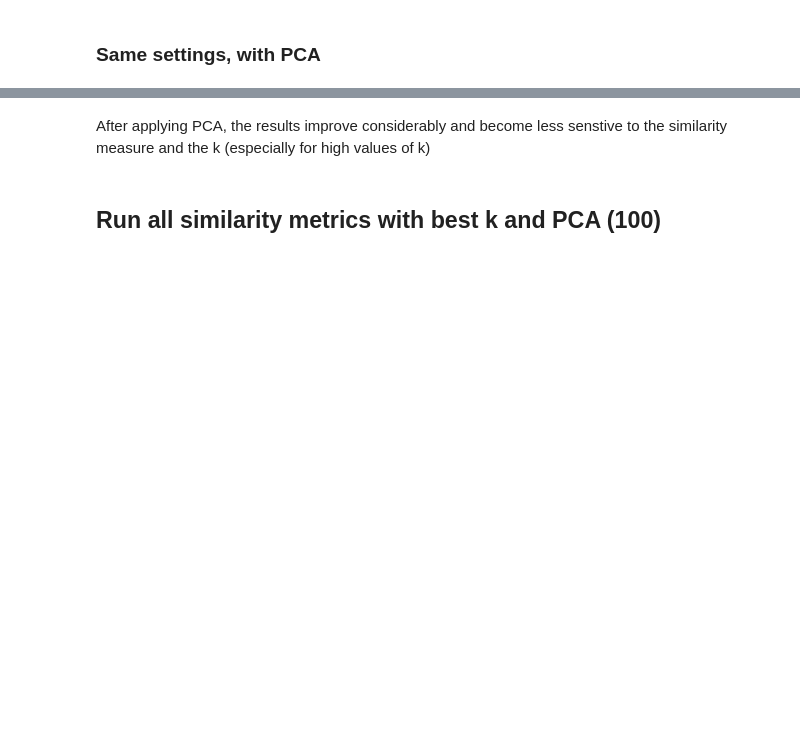
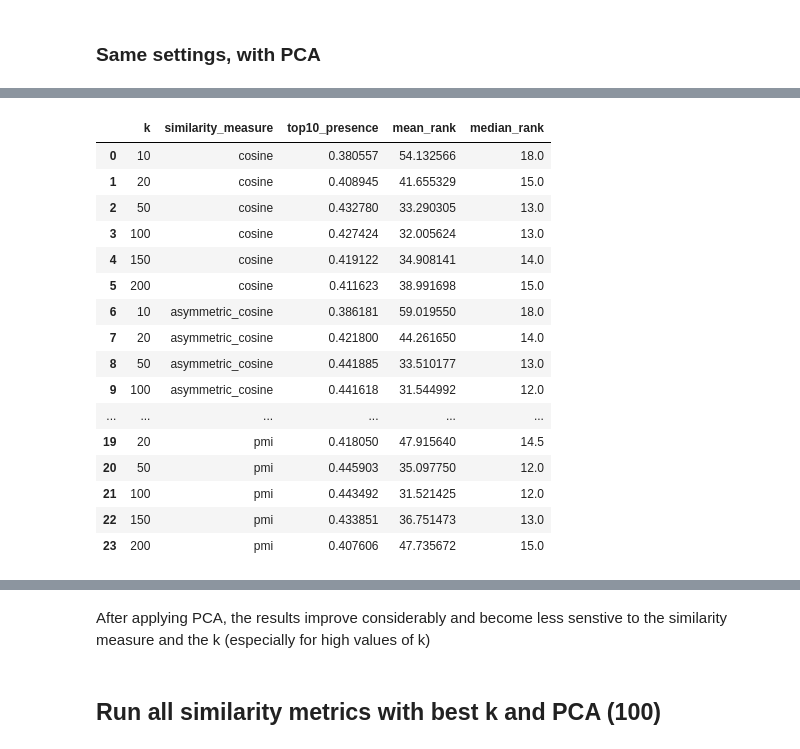
Before and after one commit to Slowika/Bag-of-Recipes, a Jupyter notebook: recommendations.ipynb, the cells around one changed output, grey strips where cells are left out. Drawn from its saved outputs; the diff is of its cells as text; code cells hidden in the pictures; blank space fills up the shorter version.

```diff
--- a/recommendations.ipynb
+++ b/recommendations.ipynb
@@ -182 +172,22 @@ results_PCA.to_csv('results/parameter_settings_train_PCA.csv', sep = '\t')
+# %%
+results_PCA = pd.read_csv('results/parameter_settings_train_PCA.csv', sep = '\t', index_col = 0)
+results_PCA
+# %% [output]
+|  | k | similarity_measure | top10_presence | mean_rank | median_rank |
+| 0 | 10 | cosine | 0.380557 | 54.132566 | 18.0 |
+| 1 | 20 | cosine | 0.408945 | 41.655329 | 15.0 |
+| 2 | 50 | cosine | 0.432780 | 33.290305 | 13.0 |
+| 3 | 100 | cosine | 0.427424 | 32.005624 | 13.0 |
+| 4 | 150 | cosine | 0.419122 | 34.908141 | 14.0 |
+| 5 | 200 | cosine | 0.411623 | 38.991698 | 15.0 |
+| 6 | 10 | asymmetric_cosine | 0.386181 | 59.019550 | 18.0 |
+| 7 | 20 | asymmetric_cosine | 0.421800 | 44.261650 | 14.0 |
+| 8 | 50 | asymmetric_cosine | 0.441885 | 33.510177 | 13.0 |
+| 9 | 100 | asymmetric_cosine | 0.441618 | 31.544992 | 12.0 |
+| ... | ... | ... | ... | ... | ... |
+| 19 | 20 | pmi | 0.418050 | 47.915640 | 14.5 |
+| 20 | 50 | pmi | 0.445903 | 35.097750 | 12.0 |
+| 21 | 100 | pmi | 0.443492 | 31.521425 | 12.0 |
+| 22 | 150 | pmi | 0.433851 | 36.751473 | 13.0 |
+| 23 | 200 | pmi | 0.407606 | 47.735672 | 15.0 |
 # %%
```
Also changed, not shown: parts of 17 cells of this notebook.
